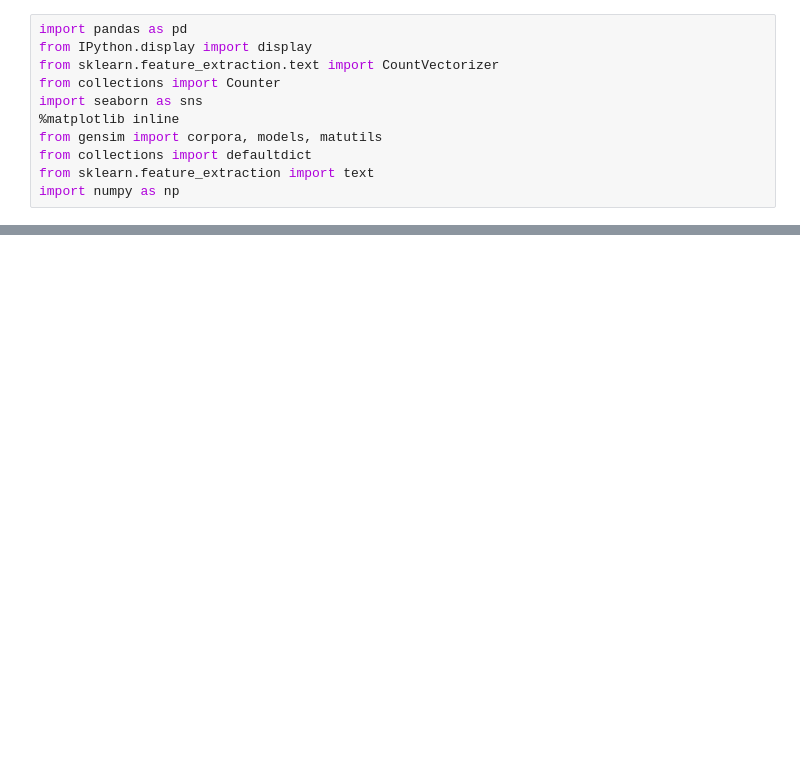
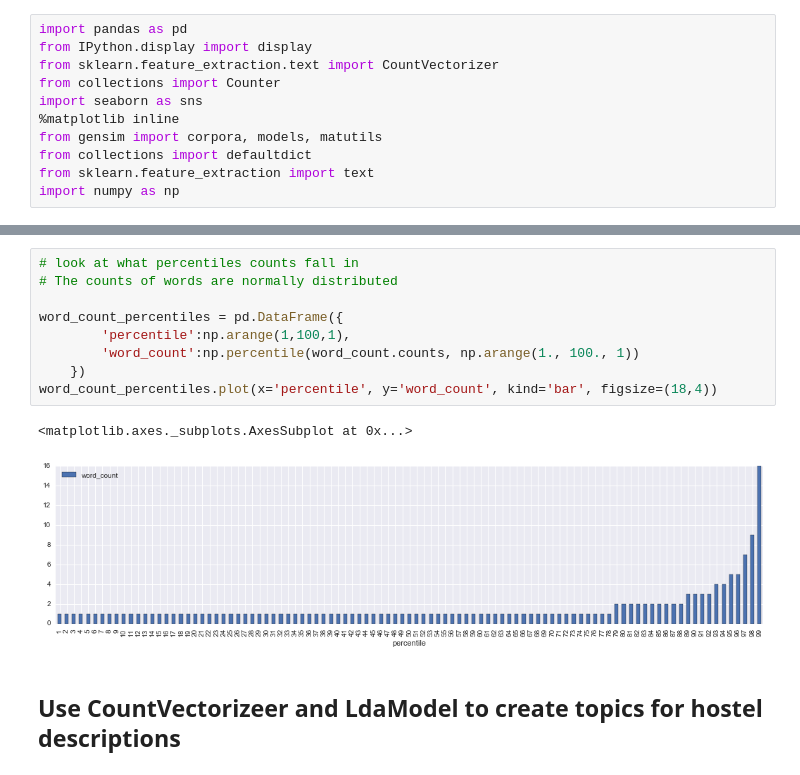
Before and after one commit to caitlinmowdy/DSI-SF-2-caitlinmowdy, a Jupyter notebook: capstone-hostelworld/code/Topic Modeling of Hostels.ipynb, the cells around one changed output, grey strips where cells are left out. Saved outputs shown, nothing was run; the diff lists cells and outputs as text; blank space fills up the shorter version.

```diff
--- a/capstone-hostelworld/code/Topic Modeling of Hostels.ipynb
+++ b/capstone-hostelworld/code/Topic Modeling of Hostels.ipynb
@@ -162,0 +55,14 @@ hostels_df.POLICIES[1].split(',')[0]
+# %%
+# look at what percentiles counts fall in
+# The counts of words are normally distributed
+
+word_count_percentiles = pd.DataFrame({
+        'percentile':np.arange(1,100,1),
+        'word_count':np.percentile(word_count.counts, np.arange(1., 100., 1))
+    })
+word_count_percentiles.plot(x='percentile', y='word_count', kind='bar', figsize=(18,4))
+# %% [output]
+<matplotlib.axes._subplots.AxesSubplot at 0x...>
+[figure, added]
+# %% [markdown]
+## Use CountVectorizeer and LdaModel to create topics for hostel descriptions
```
Also changed, not shown: parts of 48 cells of this notebook, 18 other files.
